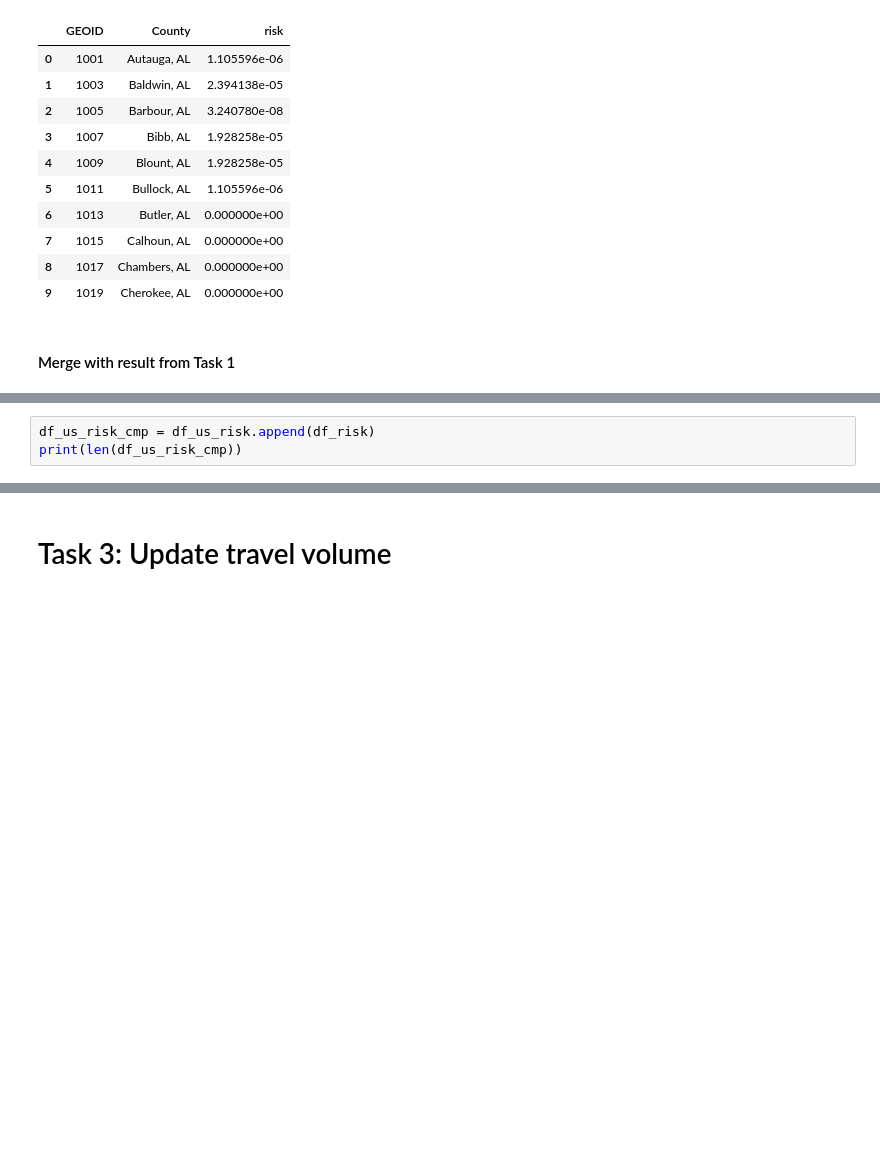
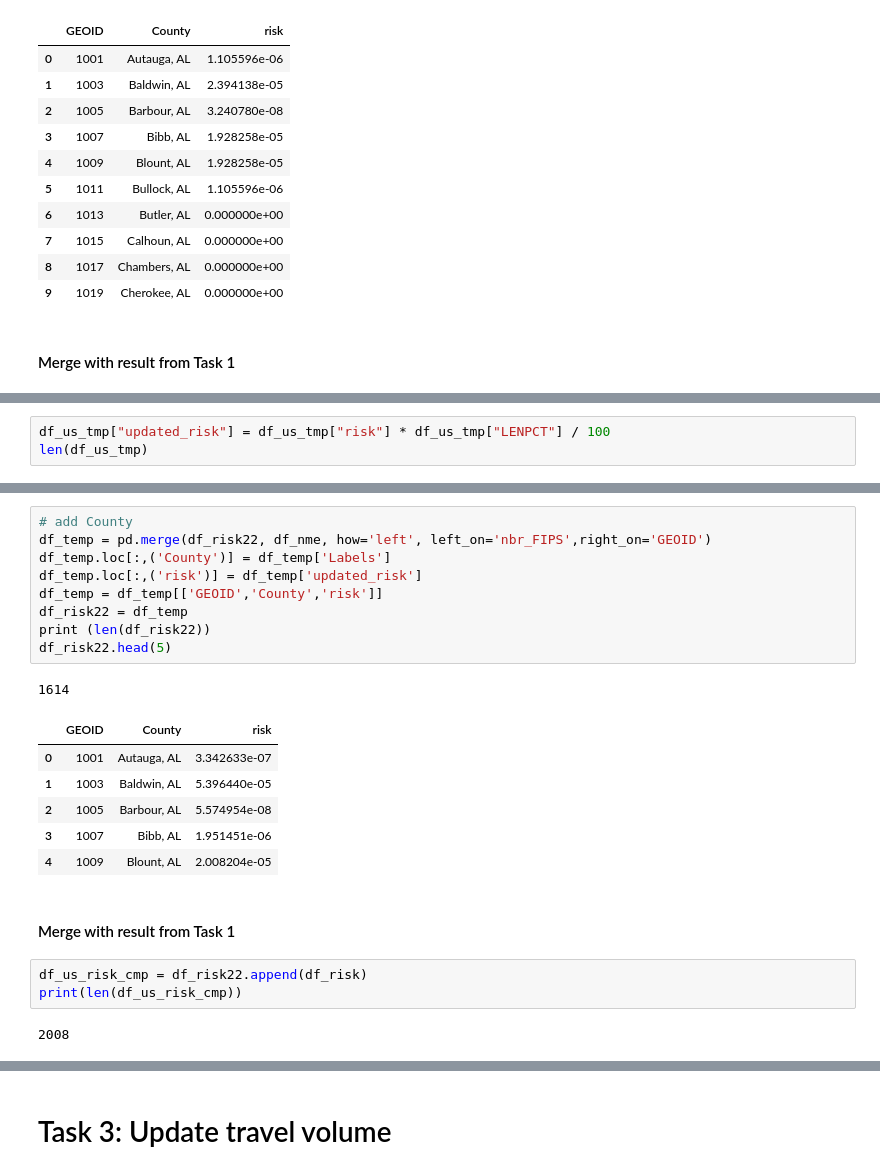
Before and after one commit to enshengdong/measles, a Jupyter notebook: Neighboring_Counties.ipynb, the cells around one changed output, grey strips where cells are left out. Saved outputs shown, nothing was run; the diff lists cells and outputs as text; blank space fills up the shorter version.

```diff
--- a/Neighboring_Counties.ipynb
+++ b/Neighboring_Counties.ipynb
@@ -281,0 +365,3 @@ df_us_risk.head(10)
+# %%
+df_us_tmp["updated_risk"] = df_us_tmp["risk"] * df_us_tmp["LENPCT"] / 100
+len(df_us_tmp)
@@ -282,3 +388,24 @@ df_us_risk.head(10)
+# %%
+# add County
+df_temp = pd.merge(df_risk22, df_nme, how='left', left_on='nbr_FIPS',right_on='GEOID')
+df_temp.loc[:,('County')] = df_temp['Labels']
+df_temp.loc[:,('risk')] = df_temp['updated_risk']
+df_temp = df_temp[['GEOID','County','risk']]
+df_risk22 = df_temp
+print (len(df_risk22))
+df_risk22.head(5)
+# %% [output]
+1614
+|  | GEOID | County | risk |
+| 0 | 1001 | Autauga, AL | 3.342633e-07 |
+| 1 | 1003 | Baldwin, AL | 5.396440e-05 |
+| 2 | 1005 | Barbour, AL | 5.574954e-08 |
+| 3 | 1007 | Bibb, AL | 1.951451e-06 |
+| 4 | 1009 | Blount, AL | 2.008204e-05 |
+# %% [markdown]
+#### Merge with result from Task 1
 # %%
-df_us_risk_cmp = df_us_risk.append(df_risk)
+df_us_risk_cmp = df_risk22.append(df_risk)
 print(len(df_us_risk_cmp))
+# %% [output]
+2008
```
Also changed, not shown: parts of 21 cells of this notebook.
